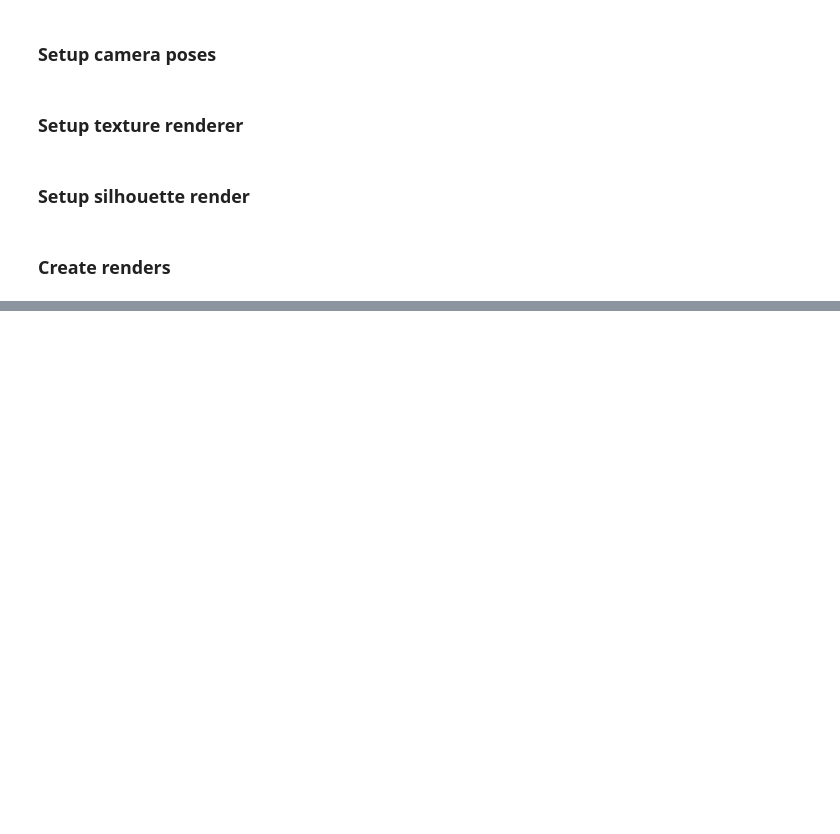
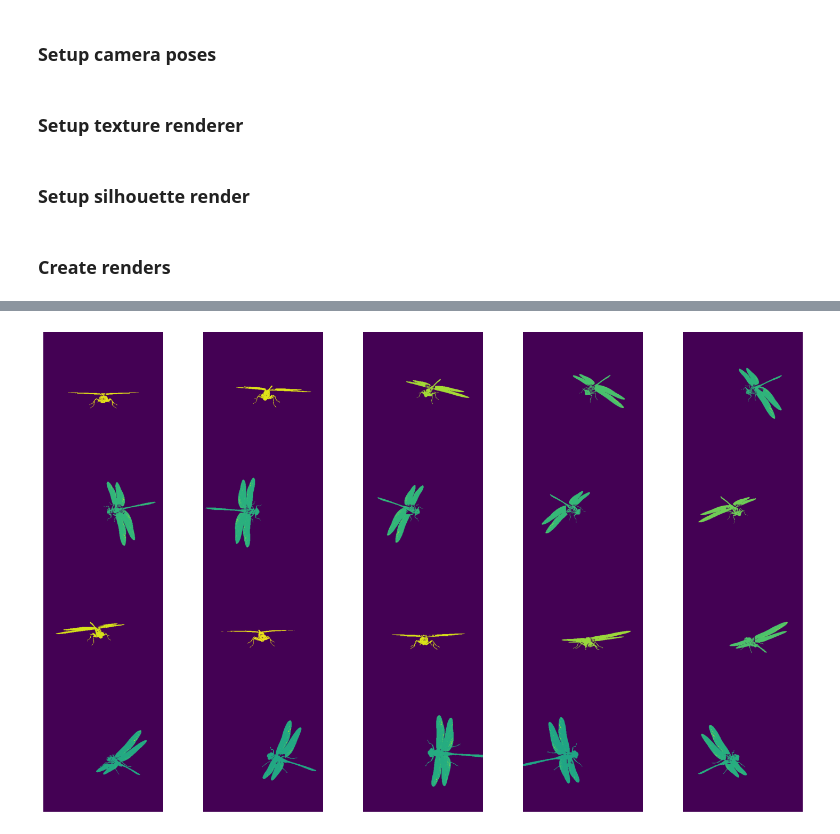
Before and after one commit to Amy-RT/3D-Mesh-Deformer, a Jupyter notebook: mesh_deformer.ipynb, the cells around one changed output, grey strips where cells are left out. Drawn from its saved outputs; the diff is of its cells as text; code cells hidden in the pictures; blank space fills up the shorter version.

```diff
--- a/mesh_deformer.ipynb
+++ b/mesh_deformer.ipynb
@@ -380,0 +428,3 @@ plt.show()
+# %%
+rendered_src_sils = sil_renderer(normalized_src_meshes, cameras=cameras)
+src_sil = [img[..., 3] for img in rendered_src_sils]
@@ -380,0 +437,6 @@ plt.show()
+# %%
+image_grid(rendered_src_sils.cpu().numpy(), rows=NUM_VIEWS // N_COLS,
+           cols=N_COLS, rgb=False)
+plt.show()
+# %% [output]
+[figure, added]
```
Also changed, not shown: parts of 22 cells of this notebook.
